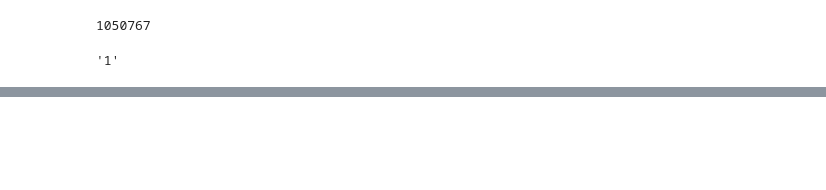
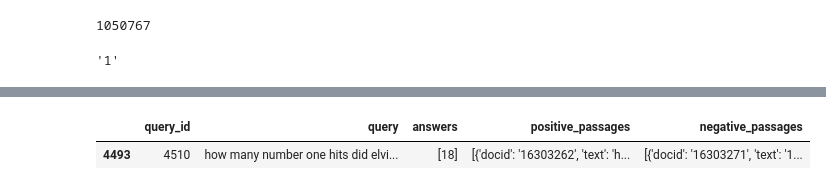
Before and after one commit to Tan-Hexiang/tevatron, a Jupyter notebook: explore.ipynb, the cells around one changed output, grey strips where cells are left out. Saved outputs shown, nothing was run; the diff lists cells and outputs as text; code cells hidden in the pictures; blank space fills up the shorter version.

```diff
--- a/explore.ipynb
+++ b/explore.ipynb
@@ -11,5 +11,5 @@ lookup[0]
 '1'
 # %%
 from datasets import load_dataset
-nq_test  = load_dataset("Tevatron/wikipedia-nq-corpus")['train']
+data  = load_dataset("Tevatron/wikipedia-nq-corpus")['train']
 # %% [output]
@@ -29,4 +17,0 @@ nq_corpus['train'][0]
-# %%
-from datasets import load_dataset
-data = load_dataset('json', data_files="data_nq/result/run.nq.test.json")
-data
@@ -41,0 +38,8 @@ NameError: name 'data' is not defined
+# %%
+import pandas as pd
+data = pd.DataFrame(data)
+# %%
+data.loc[data['query_id'] == '4510']
+# %% [output]
+|  | query_id | query | answers | positive_passages | negative_passages |
+| 4493 | 4510 | how many number one hits did elvi... | [18] | [{'docid': '16303262', 'text': 'h... | [{'docid': '16303271', 'text': '1... |
```
Also changed, not shown: parts of 6 cells of this notebook, 8 other files.
